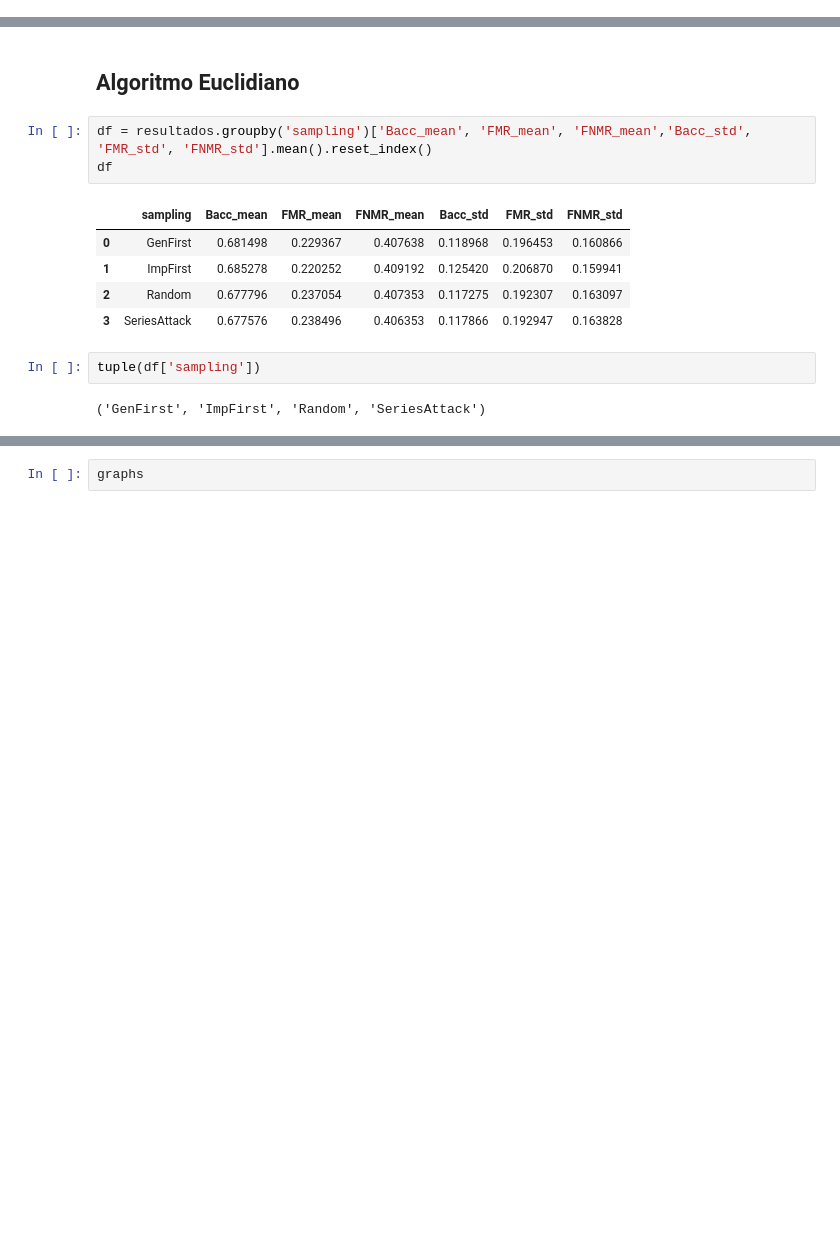
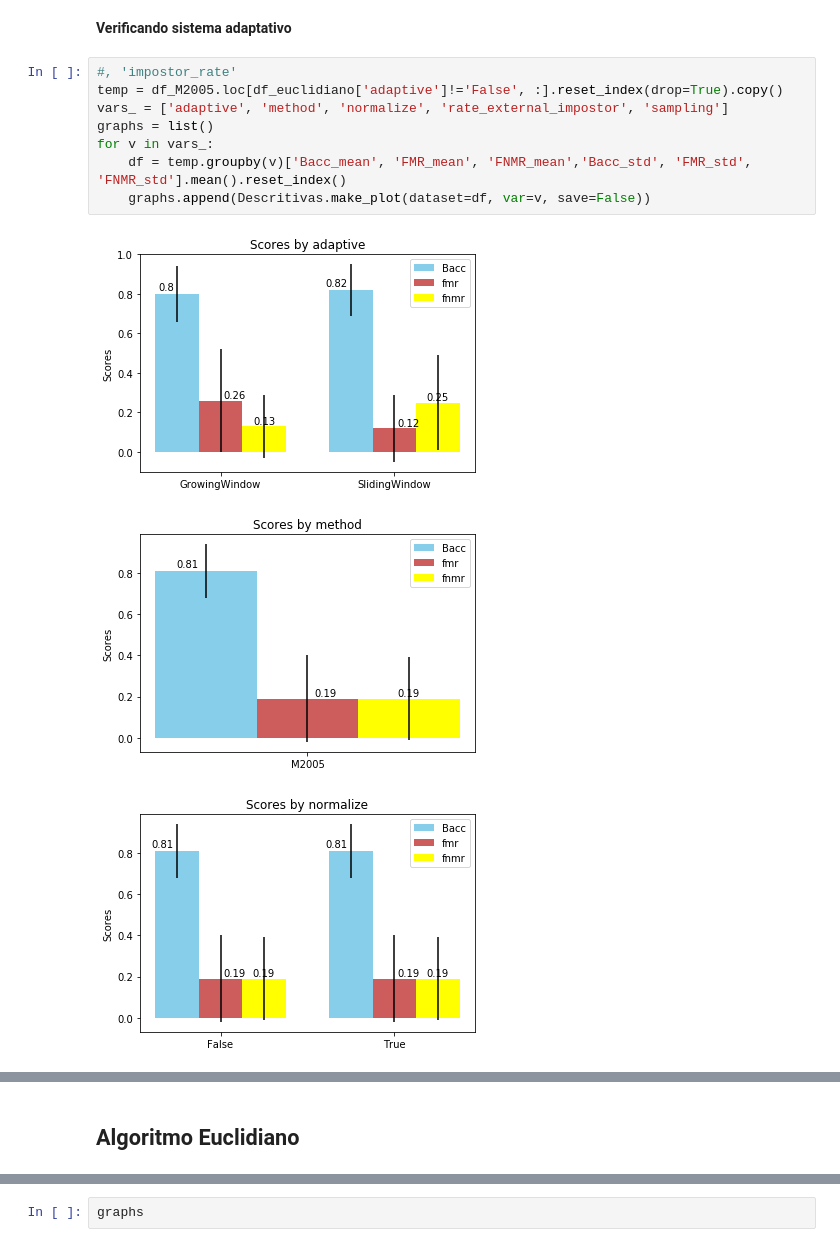
Before and after one commit to glauberiano/BiometricRecognitionSystemEvaluator, a Jupyter notebook: Descritiva.ipynb, the cells around one changed output, grey strips where cells are left out. Saved outputs shown, nothing was run; the diff lists cells and outputs as text; blank space fills up the shorter version.

```diff
--- a/Descritiva.ipynb
+++ b/Descritiva.ipynb
@@ -23,0 +35,14 @@ resultados.head()
+# %% [markdown]
+__Verificando sistema adaptativo__
+# %%
+#, 'impostor_rate'
+temp = df_M2005.loc[df_euclidiano['adaptive']!='False', :].reset_index(drop=True).copy()
+vars_ = ['adaptive', 'method', 'normalize', 'rate_external_impostor', 'sampling']
+graphs = list()
+for v in vars_:
+    df = temp.groupby(v)['Bacc_mean', 'FMR_mean', 'FNMR_mean','Bacc_std', 'FMR_std', 'FNMR_std'].mean().reset_index()
+    graphs.append(Descritivas.make_plot(dataset=df, var=v, save=False))
+# %% [output]
+[figure, added]
+[figure, added]
+[figure, added]
@@ -24,18 +51,5 @@ resultados.head()
 # %% [markdown]
 ## Algoritmo Euclidiano
-# %%
-df = resultados.groupby('sampling')['Bacc_mean', 'FMR_mean', 'FNMR_mean','Bacc_std', 'FMR_std', 'FNMR_std'].mean().reset_index()
-df
-# %% [output]
-|  | sampling | Bacc_mean | FMR_mean | FNMR_mean | Bacc_std | FMR_std | FNMR_std |
-| 0 | GenFirst | 0.681498 | 0.229367 | 0.407638 | 0.118968 | 0.196453 | 0.160866 |
-| 1 | ImpFirst | 0.685278 | 0.220252 | 0.409192 | 0.125420 | 0.206870 | 0.159941 |
-| 2 | Random | 0.677796 | 0.237054 | 0.407353 | 0.117275 | 0.192307 | 0.163097 |
-| 3 | SeriesAttack | 0.677576 | 0.238496 | 0.406353 | 0.117866 | 0.192947 | 0.163828 |
-# %%
-tuple(df['sampling'])
-# %% [output]
-('GenFirst', 'ImpFirst', 'Random', 'SeriesAttack')
 # %%
 def make_plot(dataset, var):
     bacc_means, bacc_std = tuple(round(dataset['Bacc_mean'], 2)), tuple(round(dataset['Bacc_std'], 2))
```
Also changed, not shown: parts of 10 cells of this notebook, 25 other files.
